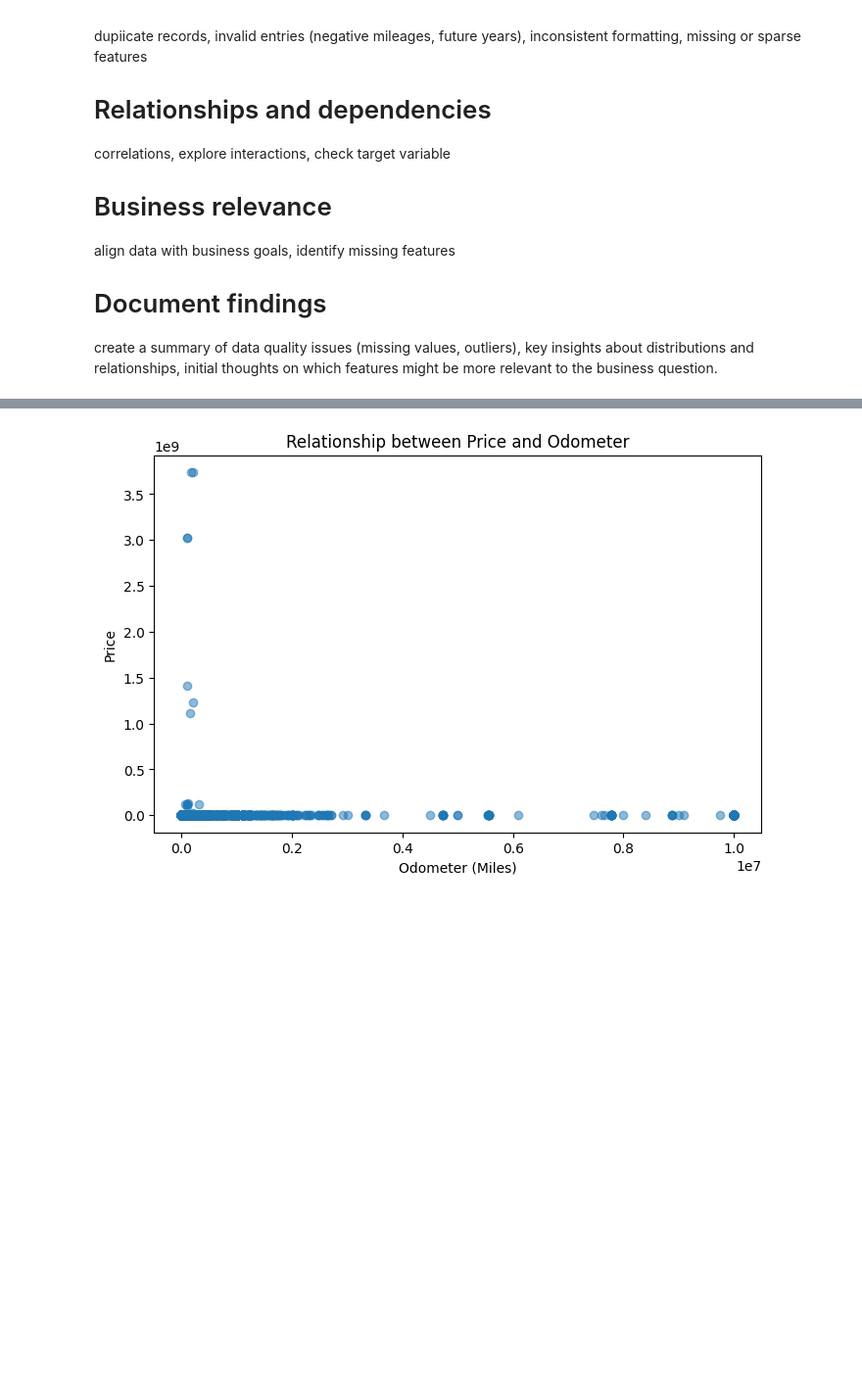
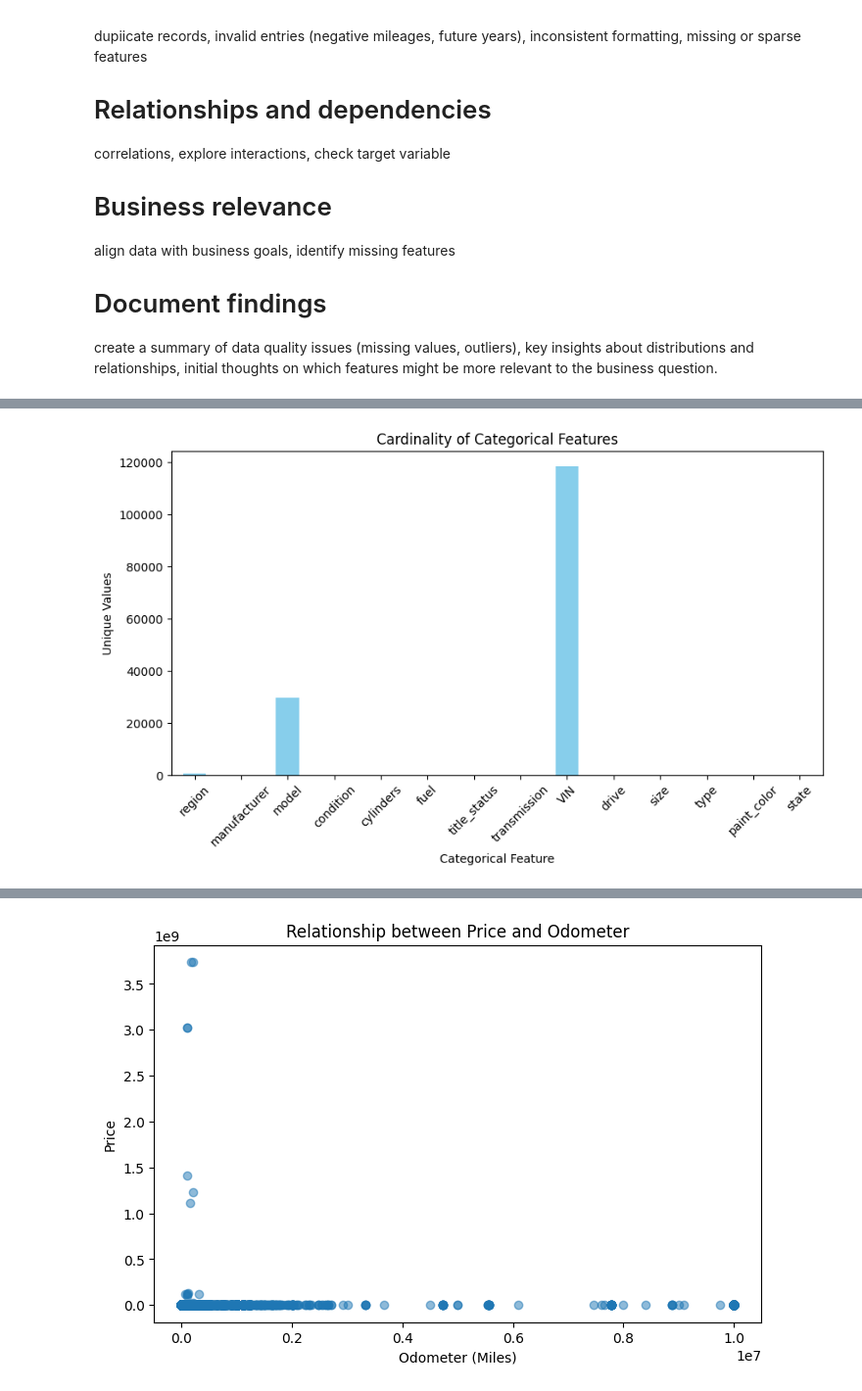
Before and after one commit to michellechen202212/ucb, a Jupyter notebook: prompt_II.ipynb, the cells around one changed output, grey strips where cells are left out. Shown at 98% size. Cells and saved outputs as stored; diff of their text form; code cells hidden in the pictures; blank space fills up the shorter version.

```diff
--- a/prompt_II.ipynb
+++ b/prompt_II.ipynb
@@ -174,0 +50,84 @@ Future Year Records:
+# %%
+# Load the dataset to begin analysis
+import pandas as pd
+
+file_path = 'sample_data/vehicles.csv'
+vehicles_data = pd.read_csv(file_path)
+
+# Initial exploration: shape, data types, missing values
+shape = vehicles_data.shape
+columns = vehicles_data.columns.tolist()
+missing_values = vehicles_data.isnull().sum()
+data_types = vehicles_data.dtypes
+
+# Summary statistics for numerical features
+numerical_features = vehicles_data.select_dtypes(include=["float64", "int64"]).columns
+numerical_stats = vehicles_data[numerical_features].describe()
+
+# Categorical features analysis
+categorical_features = vehicles_data.select_dtypes(include=["object"]).columns
+categorical_cardinality = vehicles_data[categorical_features].nunique()
+
+# Negative mileage check
+negative_mileage_count = vehicles_data[vehicles_data['odometer'] < 0].shape[0]
+
+# Future years check
+import datetime
+current_year = datetime.datetime.now().year
+future_year_records = vehicles_data[vehicles_data['year'] > current_year].shape[0]
+
+# Outliers using IQR method
+outliers = {}
+for column in numerical_features:
+    Q1 = vehicles_data[column].quantile(0.25)
+    Q3 = vehicles_data[column].quantile(0.75)
+    IQR = Q3 - Q1
+    outliers[column] = vehicles_data[(vehicles_data[column] < Q1 - 1.5 * IQR) |
+                                     (vehicles_data[column] > Q3 + 1.5 * IQR)][column].count()
+
+# Compile results into a dictionary for display
+results = {
+    "Shape": shape,
+    "Columns": columns,
+    "Missing Values": missing_values,
+    "Data Types": data_types,
+    "Numerical Stats": numerical_stats,
+    "Outliers Count": outliers,
+    "Categorical Cardinality": categorical_cardinality,
+    "Negative Mileage Records": negative_mileage_count,
+    "Future Year Records": future_year_records
+}
+
+print(results)
+
+
+import matplotlib.pyplot as plt
+
+# Plot cardinality of categorical features
+categorical_cardinality.plot(kind='bar', figsize=(10, 5), color='skyblue')
+plt.title('Cardinality of Categorical Features')
+plt.xlabel('Categorical Feature')
+plt.ylabel('Unique Values')
+plt.xticks(rotation=45)
+plt.show()
+
+# Plot distributions of numerical features
+for column in numerical_features:
+    plt.figure(figsize=(8, 5))
+    vehicles_data[column].hist(bins=30, color='lightgreen', edgecolor='black')
+    plt.title(f'Distribution of {column}')
+    plt.xlabel(column)
+    plt.ylabel('Frequency')
+    plt.show()
+
+# Plot boxplots for numerical features to detect outliers
+for column in numerical_features:
+    plt.figure(figsize=(8, 5))
+    vehicles_data.boxplot(column=column, vert=False, patch_artist=True,
+                          boxprops=dict(facecolor='lightblue', color='black'),
+                          whiskerprops=dict(color='black'), capprops=dict(color='black'),
+                          medianprops=dict(color='red'))
+    plt.title(f'Boxplot of {column}')
+    plt.xlabel(column)
+    plt.show()
+# %% [output]
@@ -174,0 +151 @@ Future Year Records:
+[figure, added]
```
Also changed, not shown: parts of 15 cells of this notebook.
